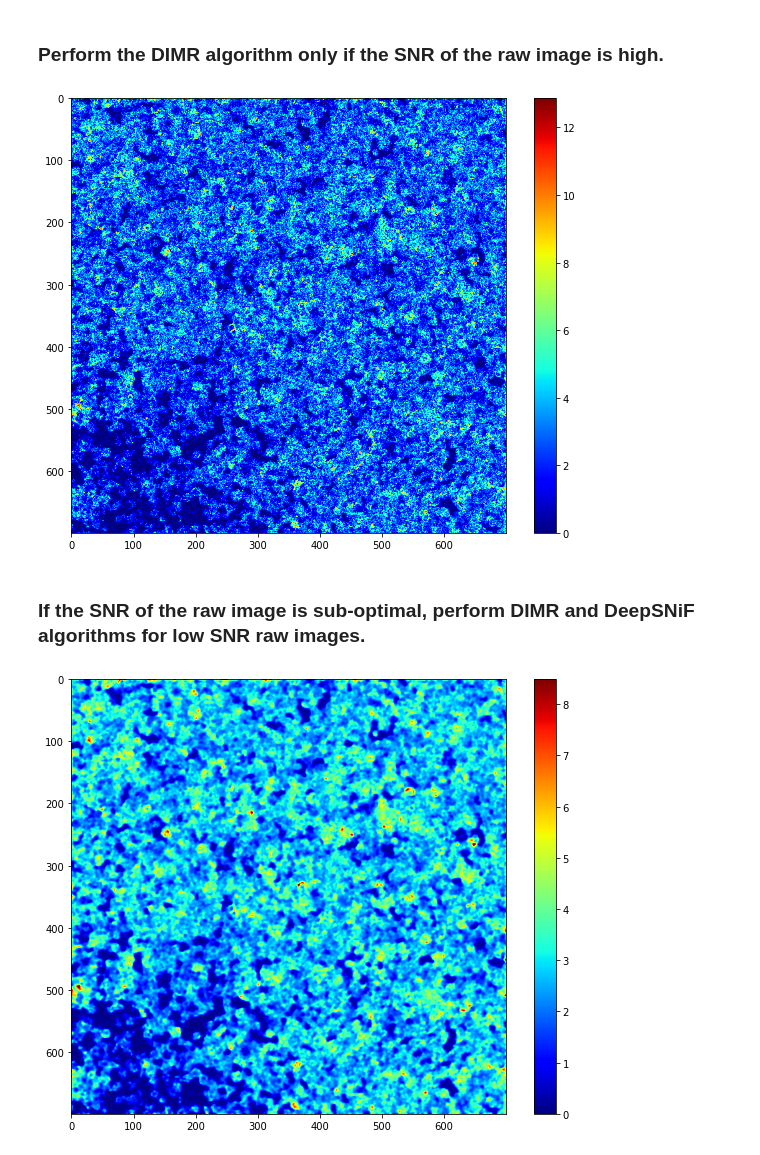
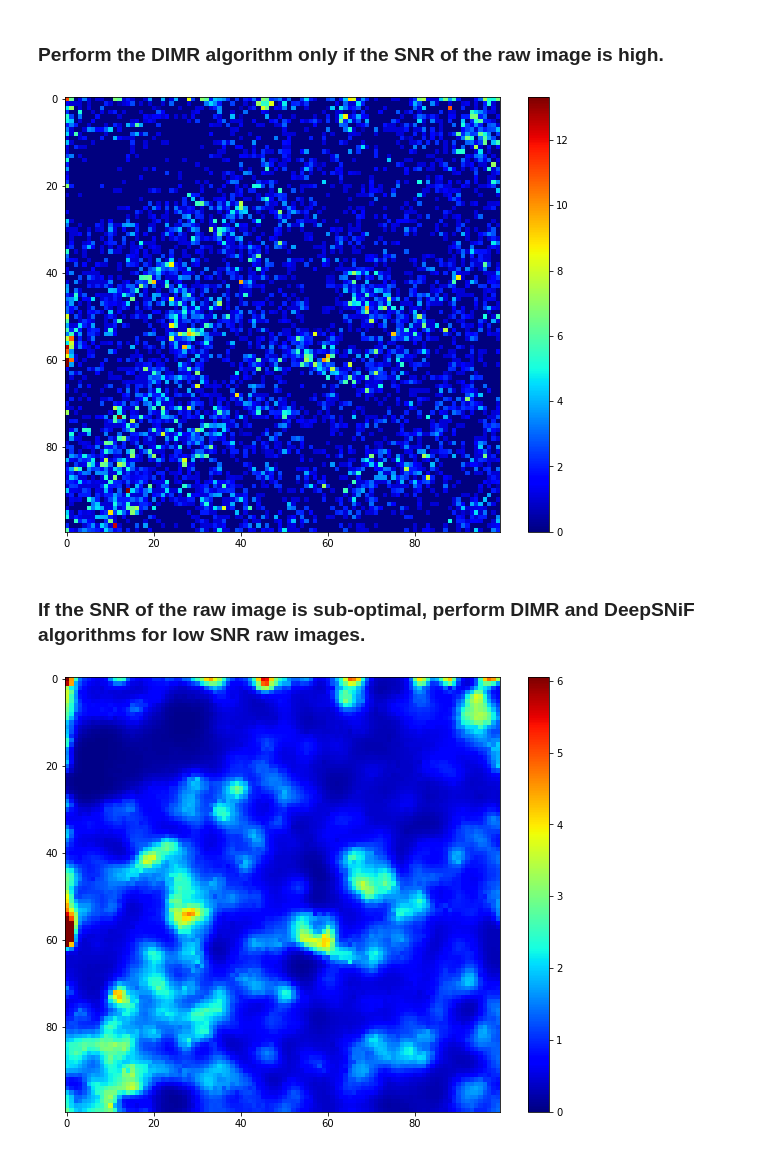
Before and after one commit to TaschnerMandlGroup/MapMetSC, a Jupyter notebook: code/python/Image_Preprocessing/IMC-Denoise_adapted/Jupyter_Notebook_examples/IMC_Denoise_Train_and_Predict.ipynb, the cells around one changed output. Drawn from its saved outputs; the diff is of its cells as text; code cells hidden in the pictures.

```diff
--- a/code/python/Image_Preprocessing/IMC-Denoise_adapted/Jupyter_Notebook_examples/IMC_Denoise_Train_and_Predict.ipynb
+++ b/code/python/Image_Preprocessing/IMC-Denoise_adapted/Jupyter_Notebook_examples/IMC_Denoise_Train_and_Predict.ipynb
@@ -177,8 +187,10 @@ fig.colorbar(im4, cax=cax, orientation='vertical')
 # %% [markdown]
 ### DeepSNiF configuration and training
 Define parameters for DeepSNiF training.
+# %%
+generated_patches = generated_patches[:20000]
 # %%
-train_epoches = 3 # training epoches, which should be about 200 for a good training result. The default is 200.
+train_epoches = 120 # training epoches, which should be about 200 for a good training result. The default is 200.
 train_initial_lr = 1e-3 # inital learning rate. The default is 1e-3.
 train_batch_size = 256 # training batch size. For a GPU with smaller memory, it can be tuned smaller. The default is 256.
 pixel_mask_percent = 0.2 # percentage of the masked pixels in each patch. The default is 0.2.
@@ -190,6 +202,7 @@ loss_name = "loss.npz" # training and validation losses saved here, either .mat
 if not os.path.exists(os.path.join(out_path, "results", channel_name)):
     os.mkdir(os.path.join(out_path, "results", channel_name))
 weights_save_directory = os.path.join(out_path, "results", channel_name) # location where 'weights_name' and 'loss_name' saved.
+print(weights_save_directory)
 
 # If the value is None, the files will be saved in a sub-directory named "trained_weights" of  the current file folder.
 is_load_weights = False # True: load pre-trained weights file from disk for transfer learning and prediction. False: not load any pre-trained weights.
@@ -216,5 +228,5 @@ If errors happen, check if the GPUs are being used by other sessions. If yes, sh
 #import tensorflow as tf
 #tf.random.set_seed(20230105)
 
-train_loss, val_loss = deepsnif.train(generated_patches)
+train_loss, val_loss = deepsnif.train(generated_patches, patience=10)
 # %% [output]
@@ -262,12 +273,12 @@ if unseen:
     samples = os.listdir(os.path.join(out_path, folder))
 
 index = random.randrange(len(samples))
-Raw_img_name = os.path.join(out_path, folder, samples[index], "89Y-MPO_Y89.tiff") # change to your raw image
+Raw_img_name = os.path.join(out_path, folder, samples[index], "142Nd-CD11b_Nd142.tiff") # change to your raw image
 Img_raw = tp.imread(Raw_img_name)
 plt.figure(figsize = (10,8))
-plt.imshow(Img_raw, vmin = 0, vmax = 0.5*np.max(Img_raw), cmap = 'jet')
+plt.imshow(Img_raw[:100, :100], vmin = 0, vmax = 0.5*np.max(Img_raw), cmap = 'jet')
 plt.colorbar()
 plt.show()
 
-tifffile.imsave(os.path.join(weights_save_directory, "raw_example.tiff"), Img_raw)
+#tifffile.imsave(os.path.join(weights_save_directory, "raw_example.tiff"), Img_raw)
 # %% [output]
@@ -277,23 +288,22 @@ tifffile.imsave(os.path.join(weights_save_directory, "raw_example.tiff"), Img_ra
 # %%
 Img_DIMR = DIMR(n_neighbours = n_neighbours, n_iter = n_iter, window_size = window_size).perform_DIMR(Img_raw)
 plt.figure(figsize = (10,8))
-plt.imshow(Img_DIMR, vmin = 0, vmax = 0.5*np.max(Img_DIMR), cmap = 'jet')
+plt.imshow(Img_DIMR[:100, :100], vmin = 0, vmax = 0.5*np.max(Img_DIMR), cmap = 'jet')
 plt.colorbar()
 plt.show()
 
-tifffile.imsave(os.path.join(weights_save_directory, "DIMR_example.tiff"), Img_DIMR)
+#tifffile.imsave(os.path.join(weights_save_directory, "DIMR_example.tiff"), Img_DIMR)
 # %% [output]
-[figure, old version]
+[figure, new version]
 # %% [markdown]
 ### If the SNR of the raw image is sub-optimal, perform DIMR and DeepSNiF algorithms for low SNR raw images.
 # %%
 # perform DIMR and DeepSNiF algorithms for low SNR raw images.
 Img_DIMR_DeepSNiF = deepsnif.perform_IMC_Denoise(Img_raw, n_neighbours = n_neighbours, n_iter = n_iter, window_size = window_size)
 plt.figure(figsize = (10,8))
-plt.imshow(Img_DIMR_DeepSNiF, vmin = 0, vmax = 0.5*np.max(Img_DIMR_DeepSNiF), cmap = 'jet')
+plt.imshow(Img_DIMR_DeepSNiF[:100, :100], vmin = 0, vmax = 0.5*np.max(Img_DIMR_DeepSNiF), cmap = 'jet')
 plt.colorbar()
 plt.show()
-
-tifffile.imsave(os.path.join(weights_save_directory, "DIMR_DeepSNiF_example.tiff"), Img_DIMR_DeepSNiF)
+#tifffile.imsave(os.path.join(weights_save_directory, "DIMR_DeepSNiF_example.tiff"), Img_DIMR_DeepSNiF)
 # %% [output]
-[figure, old version]
+[figure, new version]
```
Also changed, not shown: parts of 12 cells of this notebook, 1 other file.
